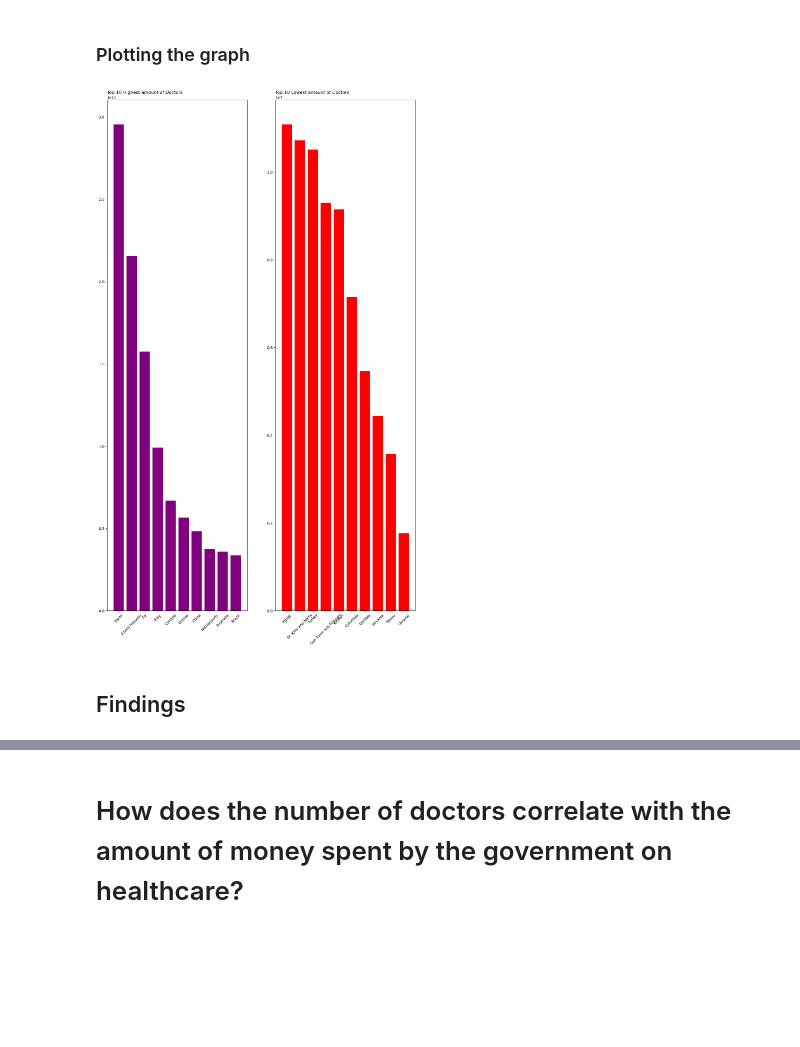
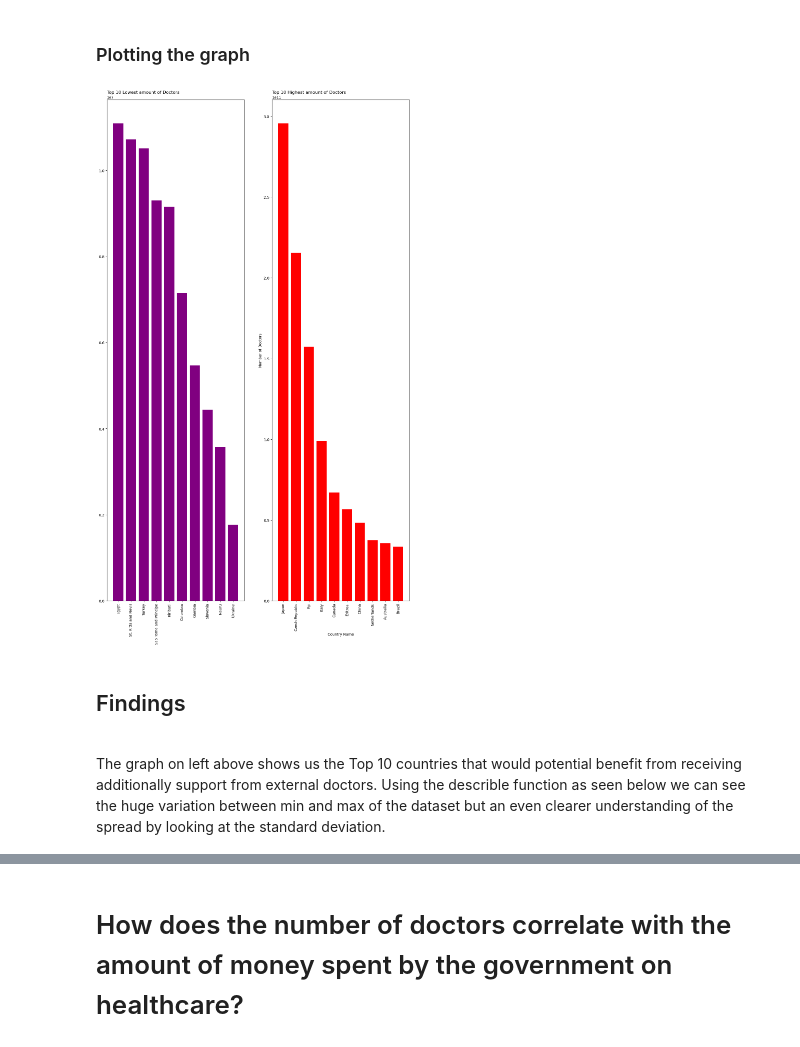
Before and after one commit to rafirahman27/World_Development_Statistics, a Jupyter notebook: code/starter-code.ipynb, the cells around one changed output, grey strips where cells are left out. Saved outputs shown, nothing was run; the diff lists cells and outputs as text; code cells hidden in the pictures; blank space fills up the shorter version.

Commit message:
finding done and readme

```diff
--- a/code/starter-code.ipynb
+++ b/code/starter-code.ipynb
@@ -444,18 +440,22 @@ high_lowdocs = pd.concat([top10_highdocs, top10_lowdocs])
 # %%
 #Plotting on to a subplot graph
 fig, axs = plt.subplots(1,2, figsize=(15,25))
 #Top left
-axs[0].bar(top10_highdocs.index, top10_highdocs, color='purple')
-axs[0].set_xticklabels(top10_highdocs.index, rotation=45)
-axs[0].set_title('Top 10 Highest amount of Doctors', loc='left')
+axs[0].bar(top10_lowdocs.index, top10_lowdocs, color='purple')
+axs[0].set_xticklabels(top10_lowdocs.index, rotation=90)
+axs[0].set_title('Top 10 Lowest amount of Doctors', loc='left')
 #Top right
-axs[1].bar(top10_lowdocs.index, top10_lowdocs, color='red')
-axs[1].set_xticklabels(top10_lowdocs.index, rotation=45)
-axs[1].set_title('Top 10 Lowest amount of Doctors', loc='left')
+axs[1].bar(top10_highdocs.index, top10_highdocs, color='red')
+axs[1].set_xticklabels(top10_highdocs.index, rotation=90)
+axs[1].set_title('Top 10 Highest amount of Doctors', loc='left')
+plt.xlabel('Country Name')
+plt.ylabel('Number of Doctors')
 
 #Saving the plot
 plt.savefig('../Graphs/Top 10 Highest and Lowest amount of Doctors.png')
 # %% [output]
-[figure, old version]
+[figure, new version]
-# %% [markdown]
-## Findings
+# %% [markdown]
+## Findings
+<br>
+The graph on left above shows us the Top 10 countries that would potential benefit from receiving additionally support from external doctors. Using the describle function as seen below we can see the huge variation between min and max of the dataset but an even clearer understanding of the spread by looking at the standard deviation.
```
Also changed, not shown: parts of 31 cells of this notebook, 6 other files.
